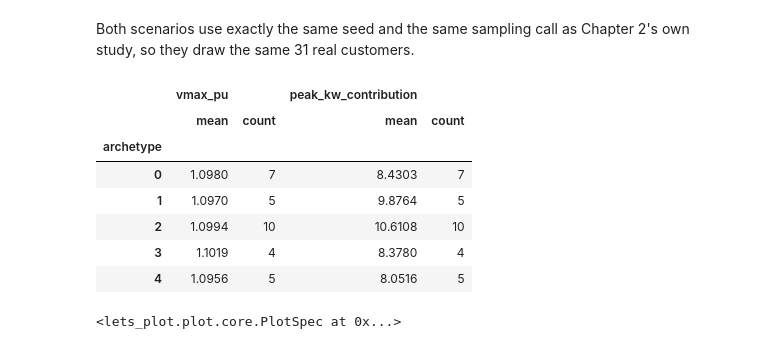
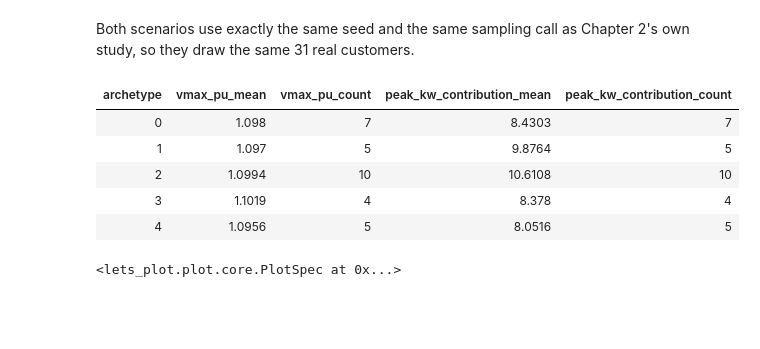
Before and after one commit to sambaiga/ml-energy-disaggregation, a Jupyter notebook: book/04-grid-edge/04-customer-feeder-clustering-code.ipynb, the cells around one changed output. Cells and saved outputs as stored; diff of their text form; code cells hidden in the pictures; blank space fills up the shorter version.

```diff
--- a/book/04-grid-edge/04-customer-feeder-clustering-code.ipynb
+++ b/book/04-grid-edge/04-customer-feeder-clustering-code.ipynb
@@ -632,36 +632,36 @@ def per_customer_ev_thermal_contribution(
 # %% [markdown]
 Both scenarios use exactly the same seed and the same sampling call
 as Chapter 2's own study, so they draw the same 31 real customers.
-# %%
-customer_idx_pv, load_names, vmax_by_load = per_customer_pv_voltage_risk()
-
-uncoordinated_shape = np.zeros(48)
-uncoordinated_shape[36:42] = 7.36  # 18:00-21:00, full Level-2 rating
-customer_idx_ev, load_names_ev, kw_by_load = per_customer_ev_thermal_contribution(ev_shape=uncoordinated_shape)
-
-if list(customer_idx_pv) != list(customer_idx_ev) or load_names != load_names_ev:
-    raise ValueError("PV and EV scenarios sampled different customers, seeds should match")
-
-archetype_for_31 = labels[customer_idx_pv]
-risk_df = pd.DataFrame(
-    {
-        "load_name": load_names,
-        "archetype": archetype_for_31,
-        "vmax_pu": [vmax_by_load[name] for name in load_names],
-        "peak_kw_contribution": [kw_by_load[name] for name in load_names],
-    }
-)
-risk_by_archetype = risk_df.groupby("archetype")[["vmax_pu", "peak_kw_contribution"]].agg(["mean", "count"])
-risk_by_archetype.round(4)
-# %% [output]
-|  | vmax_pu |  | peak_kw_contribution |  |
-|  | mean | count | mean | count |
-| archetype |  |  |  |  |
-| 0 | 1.0980 | 7 | 8.4303 | 7 |
-| 1 | 1.0970 | 5 | 9.8764 | 5 |
-| 2 | 1.0994 | 10 | 10.6108 | 10 |
-| 3 | 1.1019 | 4 | 8.3780 | 4 |
-| 4 | 1.0956 | 5 | 8.0516 | 5 |
+# %%
+customer_idx_pv, load_names, vmax_by_load = per_customer_pv_voltage_risk()
+
+uncoordinated_shape = np.zeros(48)
+uncoordinated_shape[36:42] = 7.36  # 18:00-21:00, full Level-2 rating
+customer_idx_ev, load_names_ev, kw_by_load = per_customer_ev_thermal_contribution(ev_shape=uncoordinated_shape)
+
+if list(customer_idx_pv) != list(customer_idx_ev) or load_names != load_names_ev:
+    raise ValueError("PV and EV scenarios sampled different customers, seeds should match")
+
+archetype_for_31 = labels[customer_idx_pv]
+risk_df = pd.DataFrame(
+    {
+        "load_name": load_names,
+        "archetype": archetype_for_31,
+        "vmax_pu": [vmax_by_load[name] for name in load_names],
+        "peak_kw_contribution": [kw_by_load[name] for name in load_names],
+    }
+)
+risk_by_archetype = risk_df.groupby("archetype")[["vmax_pu", "peak_kw_contribution"]].agg(["mean", "count"])
+risk_by_archetype_flat = risk_by_archetype.round(4)
+risk_by_archetype_flat.columns = ["_".join(col) for col in risk_by_archetype_flat.columns]
+themed_gt(risk_by_archetype_flat.reset_index())
+# %% [output]
+| archetype | vmax_pu_mean | vmax_pu_count | peak_kw_contribution_mean | peak_kw_contribution_count |
+| 0 | 1.098 | 7 | 8.4303 | 7 |
+| 1 | 1.097 | 5 | 9.8764 | 5 |
+| 2 | 1.0994 | 10 | 10.6108 | 10 |
+| 3 | 1.1019 | 4 | 8.378 | 4 |
+| 4 | 1.0956 | 5 | 8.0516 | 5 |
 # %%
 from lets_plot import facet_wrap, geom_jitter
 
```
Also changed, not shown: parts of 26 cells of this notebook, 2 other files.
